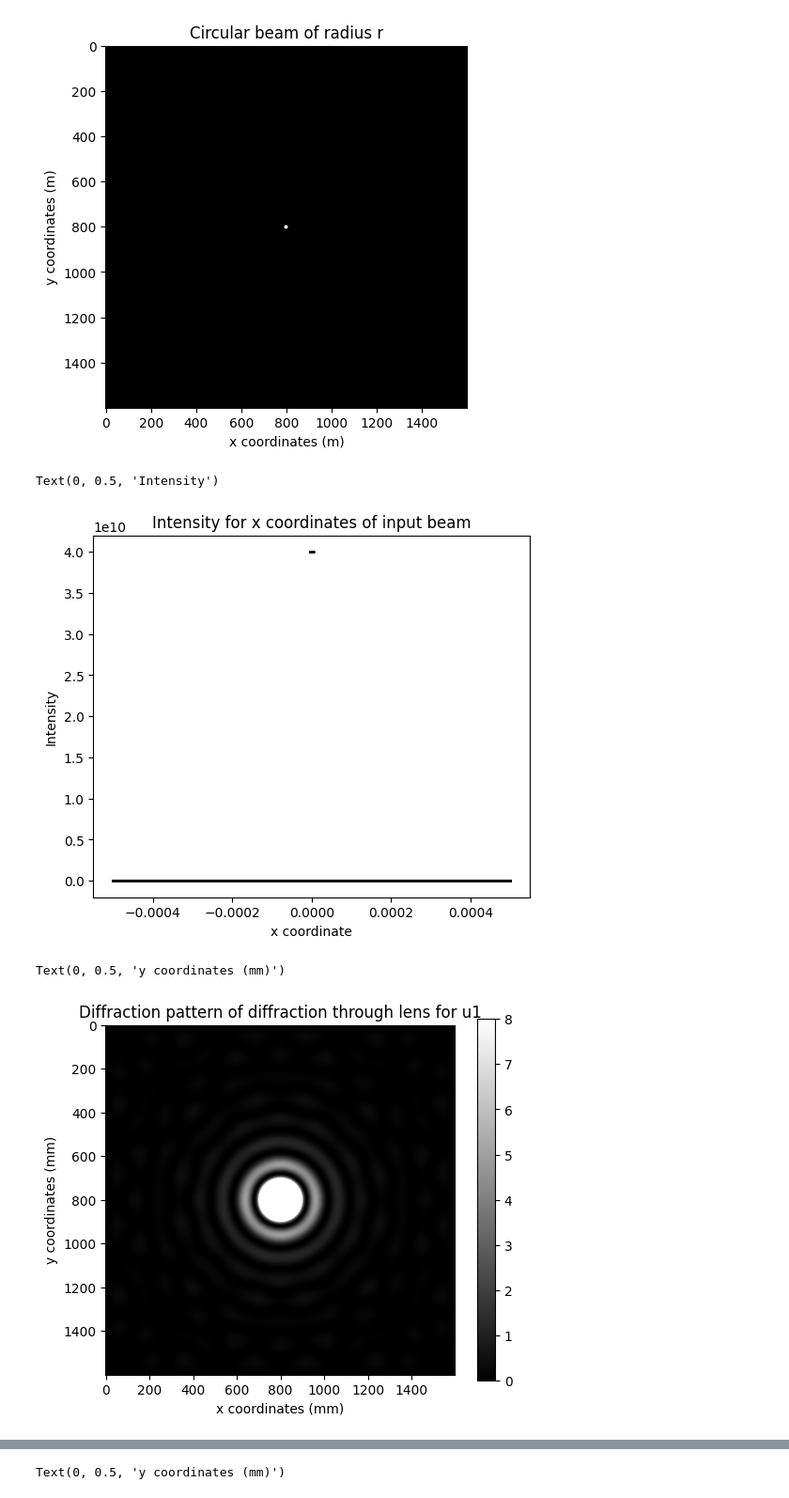
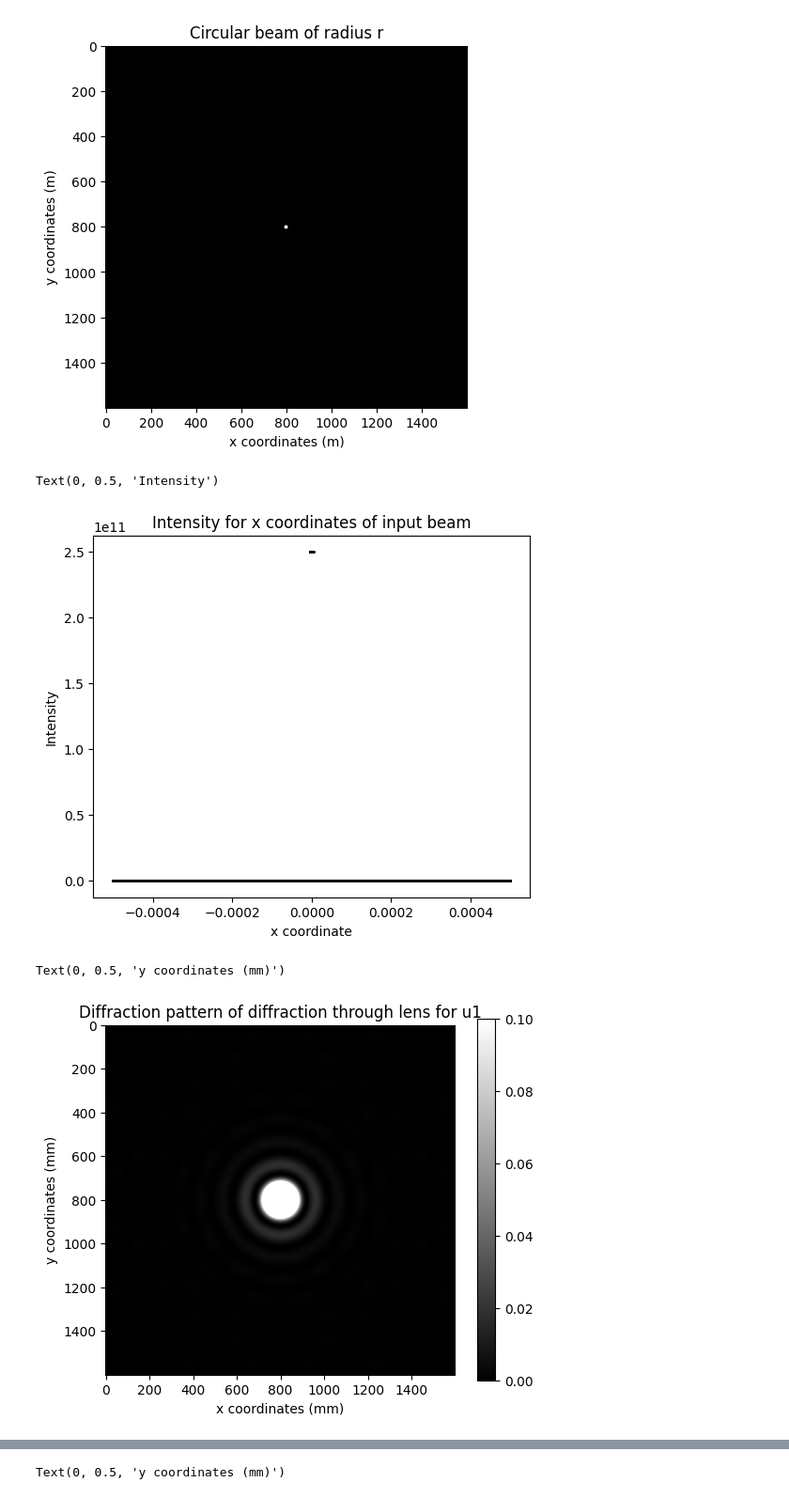
Before and after one commit to sheinyuri/code-files-gen, a Jupyter notebook: 4f_optical_system_simulation_v1.ipynb, the cells around one changed output, grey strips where cells are left out. Shown at 94% size. Saved outputs shown, nothing was run; the diff lists cells and outputs as text; code cells hidden in the pictures.

```diff
--- a/4f_optical_system_simulation_v1.ipynb
+++ b/4f_optical_system_simulation_v1.ipynb
@@ -1,10 +1,10 @@
 # %%
 import numpy as np
 import matplotlib.pyplot as plt
-from numpy.fft import fft2, ifft2, fftfreq, fftshift
+from numpy.fft import fft2, ifft2, fftfreq, fftshift, ifftshift
 import math
 
-wvl = 500e-9 # wavelength
+wvl = 200e-9 # wavelength
 f = 10 # distance
 pix_size = 1e-6 # pixel size
 img_size = 1e-3 # image size
@@ -41,25 +41,29 @@ plt.xlabel("x coordinate")
 plt.ylabel("Intensity")
 # %% [output]
 Text(0, 0.5, 'Intensity')
-[figure, old version]
+[figure, new version]
 # %%
 # plotting the intensity for u1
 
-u1_fft = ifft2(u_in)
+u1_fft = fft2(u_in)
 u1 = fftshift(u1_fft) # Fourier transforming it and moving frequencies into suitable region
+u1  = ifftshift(u1)
 
 I1 = (1/(wvl*f))**2*np.abs(u1)**2 # calculating intensity using formula described in notes below
+I1_normalised = (I1 - np.min(I1))/(np.max(I1) - np.min(I1))
+I1_normalised = fftshift(I1_normalised)
+
 plt.figure(figsize=(6,5))
-plt.imshow(I1, cmap='grey') # plotting intensity
+plt.imshow(I1_normalised, cmap='grey') # plotting intensity
 
-plt.clim(0, 8) # sets limit for colorbar
+plt.clim(0, 0.1) # sets limit for colorbar
 plt.colorbar()
 
 plt.title("Diffraction pattern of diffraction through lens for u1")
 plt.xlabel("x coordinates (mm)")
 plt.ylabel("y coordinates (mm)")
 # %% [output]
 Text(0, 0.5, 'y coordinates (mm)')
-[figure, old version]
+[figure, new version]
 # %%
 # plotting intensity graph for x and y
```
Also changed, not shown: parts of 8 cells of this notebook.
